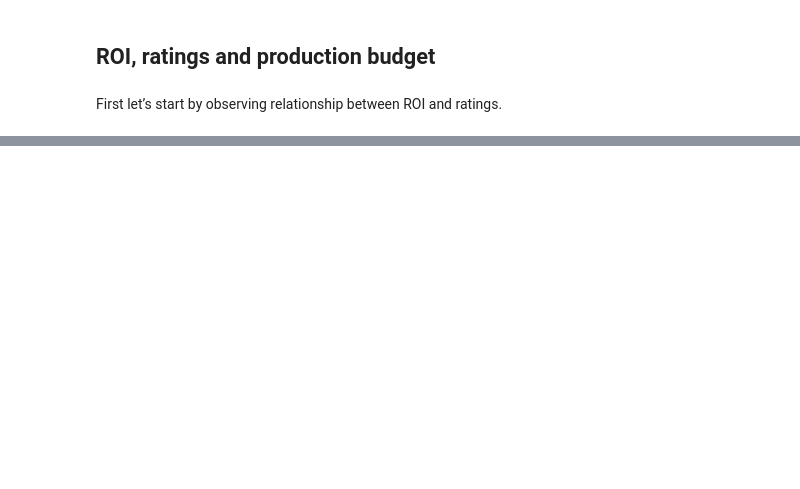
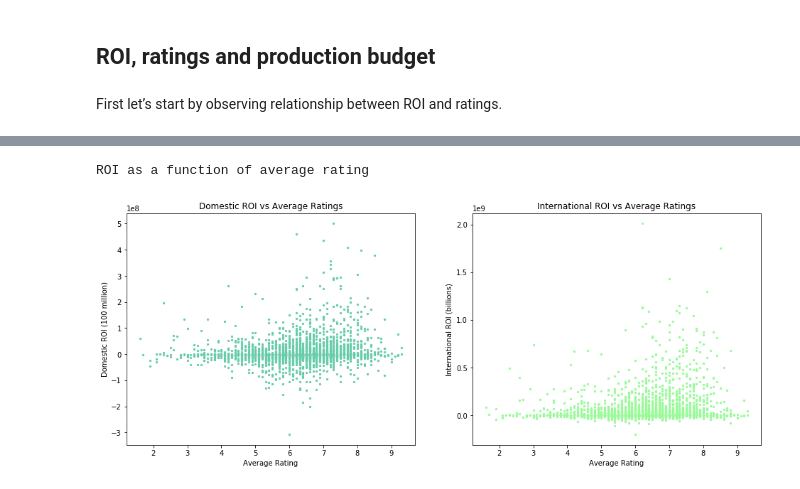
Before and after one commit to EdAlexc/dsc-mod-1-project-v2-1-online-ds-sp-000, a Jupyter notebook: student.ipynb, the cells around one changed output, grey strips where cells are left out. Saved outputs shown, nothing was run; the diff lists cells and outputs as text; code cells hidden in the pictures; blank space fills up the shorter version.

```diff
--- a/student.ipynb
+++ b/student.ipynb
@@ -879,3 +967,30 @@ df_imbd_fin.head(2)
 # %%
 # df_imbd_budgets.plot.scatter(x="averagerating", y=["production_budget", "ROI_domestic", "ROI_international"]
 #                         , title='Iris Dataset')
+# %%
+# Creating figure
+fig = plt.figure(figsize=(16,6))
+
+# setting axes
+ax1 = fig.add_subplot(121)
+ax2 = fig.add_subplot(122)
+# ax3 = fig.add_subplot(221)
+
+# create subplots
+ax1.scatter(df_imbd_fin["averagerating"], df_imbd_fin["ROI_domestic"], color="mediumaquamarine", s=5)
+ax2.scatter(df_imbd_fin["averagerating"], df_imbd_fin["ROI_international"], color="palegreen", s=5)
+# ax3.plot(df_imbd_fin["averagerating"], z1, color="mediumaquamarine", s=5)
+
+
+# Add descriptors
+ax1.set_xlabel("Average Rating")
+ax1.set_ylabel("Domestic ROI (100 million)")
+ax1.set_title("Domestic ROI vs Average Ratings")
+
+ax2.set_xlabel("Average Rating")
+ax2.set_ylabel("International ROI (billions)")
+ax2.set_title("International ROI vs Average Ratings")
+print('ROI as a function of average rating');
+# %% [output]
+ROI as a function of average rating
+[figure, added]
```
Also changed, not shown: parts of 66 cells of this notebook, 2 other files.
